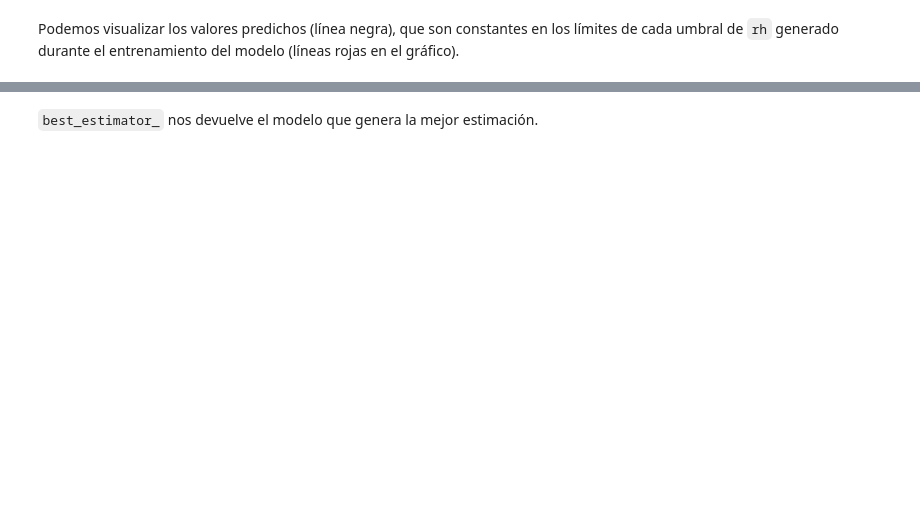
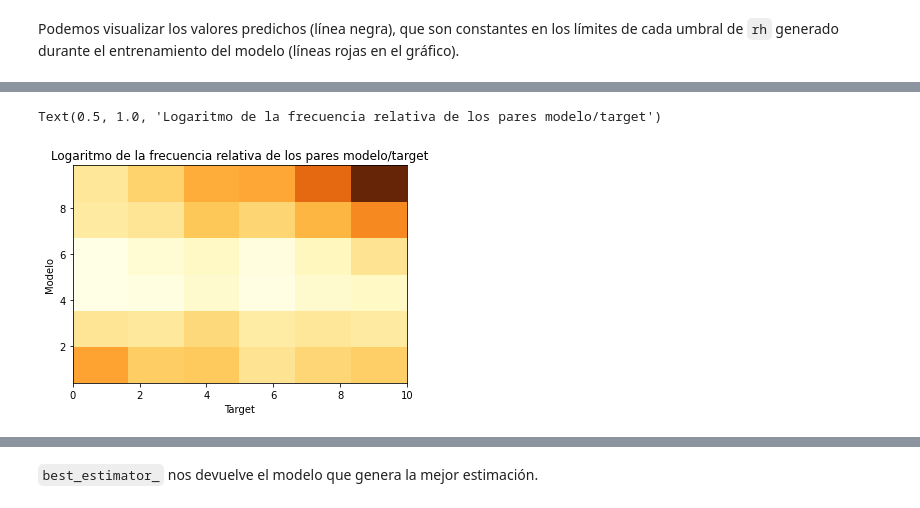
Before and after one commit to paocorrales/arboles_y_bosques, a Jupyter notebook: Scripts/02-arboles_niebla_regresion.ipynb, the cells around one changed output, grey strips where cells are left out. Saved outputs shown, nothing was run; the diff lists cells and outputs as text; code cells hidden in the pictures; blank space fills up the shorter version.

```diff
--- a/Scripts/02-arboles_niebla_regresion.ipynb
+++ b/Scripts/02-arboles_niebla_regresion.ipynb
@@ -95,0 +140,15 @@ plt.legend()
+# %%
+tree_reg = DecisionTreeRegressor(max_depth = 6,splitter='best')
+tree_reg.fit(x_train, y_train)
+y_pred = tree_reg.predict( x_test )
+
+plt.figure()
+#plt.plot( y_pred , y_test , 'o')
+h,xedges,yedges,_=plt.hist2d( y_test , y_pred , bins=6, density=False, weights=None, cmin=None, cmax=None)
+plt.pcolor(xedges,yedges,np.log(h),cmap='YlOrBr')
+plt.xlabel('Target')
+plt.ylabel('Modelo')
+plt.title('Logaritmo de la frecuencia relativa de los pares modelo/target')
+# %% [output]
+Text(0.5, 1.0, 'Logaritmo de la frecuencia relativa de los pares modelo/target')
+[figure, added]
```
Also changed, not shown: parts of 38 cells of this notebook.
